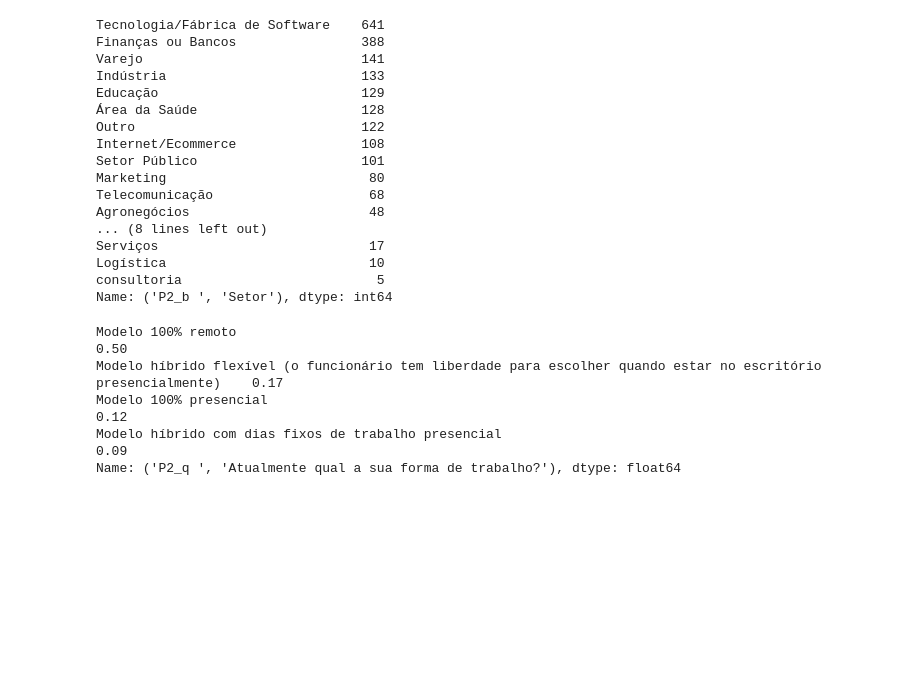
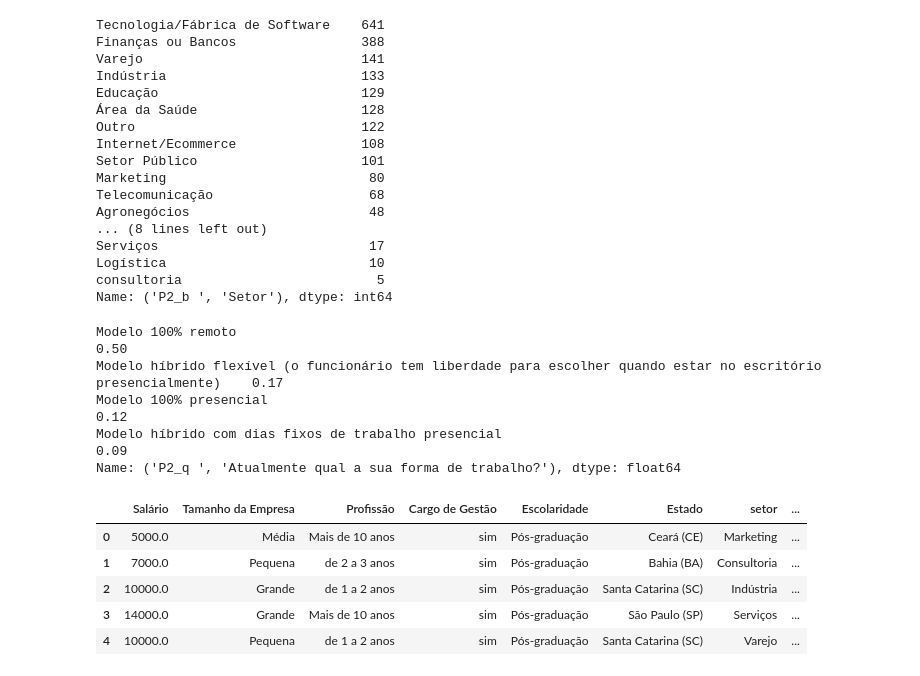
Before and after one commit to DionesGouvea/Salary-Prediction, a Jupyter notebook: Projeto_de_precificacao_de_salario.ipynb, the cells around one changed output. Cells and saved outputs as stored; diff of their text form; code cells hidden in the pictures; blank space fills up the shorter version.

```diff
--- a/Projeto_de_precificacao_de_salario.ipynb
+++ b/Projeto_de_precificacao_de_salario.ipynb
@@ -9,7 +9,7 @@ O **objetivo** deste projeto e fazer predições precisas sobre o salario a ser
 Como base de dados iremos utilizar a pesquisa feita pelo pessoal do Data Hackers em 2021 a nivel nacional, entrevistando 2645 profissionais que responderam sobre diversas variáveis de suas carreirais, desde salário e tempo de experiência até plataformas de ensino e conceitos mais utilizados.
 # %%
 import pandas as pd
-
+pd.set_option("display.max_columns", 400)
 link = 'https://raw.githubusercontent.com/DionesGouvea/Salary-Prediction/main/Datasets/State%20of%20Data%202021%20-%20Dataset%20-%20Pgina1.csv'
 dados = pd.read_csv(link)
 dados
@@ -194,14 +194,25 @@ tammap = { 'de 1 a 5': 'Pequena',
            'de 1001 a 3000': 'Grande',
            'Acima de 3000': 'Grande'}
 
-dados0 = pd.Dataframe()
+dados0 = pd.DataFrame()
 
 dados0['Salário'] = dados["('P2_h ', 'Faixa salarial')"].map(salamap)
 dados0['Tamanho da Empresa'] = dados["('P2_c ', 'Numero de Funcionarios')"].map(tammap)
 dados0['Profissão'] = dados["('P2_f ', 'Cargo Atual')"]
+dados0['Profissão'] = dados["('P2_i \', \'Quanto tempo de experiência na área de dados você tem?\')"]
 dados0['Cargo de Gestão'] = dados["('P2_d ', 'Gestor?')"].map({0: 'não', 1: 'sim'})
 dados0['Escolaridade'] = dados["('P1_h ', 'Nivel de Ensino')"]
 dados0['Estado'] = dados["('P1_e ', 'Estado onde mora')"]
+dados0['setor'] = dados["('P2_b ', 'Setor')"]
 dados0['Linguagem Python'] = dados["('P4_e_c ', 'Python')"]
 dados0['Linguagem R'] = dados["('P4_e_b ', 'R ')"]
 dados0['Linguagem SQL'] = dados["('P4_e_a ', 'SQL')"]
+# %%
+dados0.head()
+# %% [output]
+|  | Salário | Tamanho da Empresa | Profissão | Cargo de Gestão | Escolaridade | Estado | setor | ... |
+| 0 | 5000.0 | Média | Mais de 10 anos | sim | Pós-graduação | Ceará (CE) | Marketing | ... |
+| 1 | 7000.0 | Pequena | de 2 a 3 anos | sim | Pós-graduação | Bahia (BA) | Consultoria | ... |
+| 2 | 10000.0 | Grande | de 1 a 2 anos | sim | Pós-graduação | Santa Catarina (SC) | Indústria | ... |
+| 3 | 14000.0 | Grande | Mais de 10 anos | sim | Pós-graduação | São Paulo (SP) | Serviços | ... |
+| 4 | 10000.0 | Pequena | de 1 a 2 anos | sim | Pós-graduação | Santa Catarina (SC) | Varejo | ... |
```
